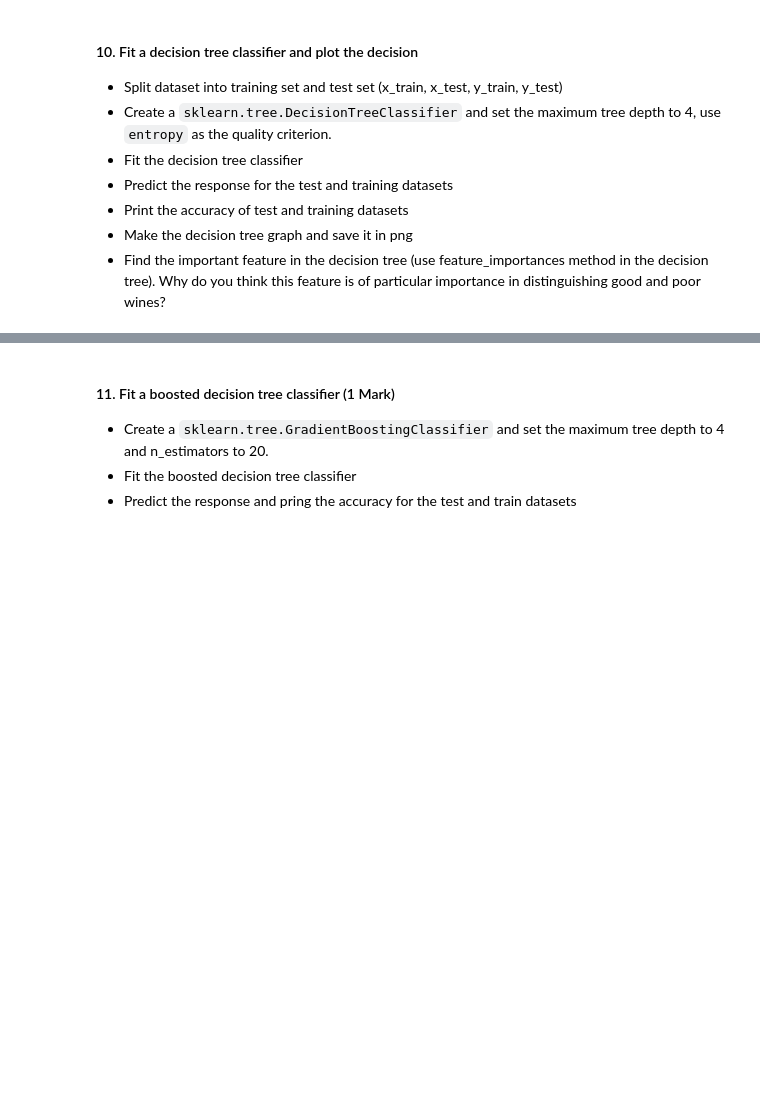
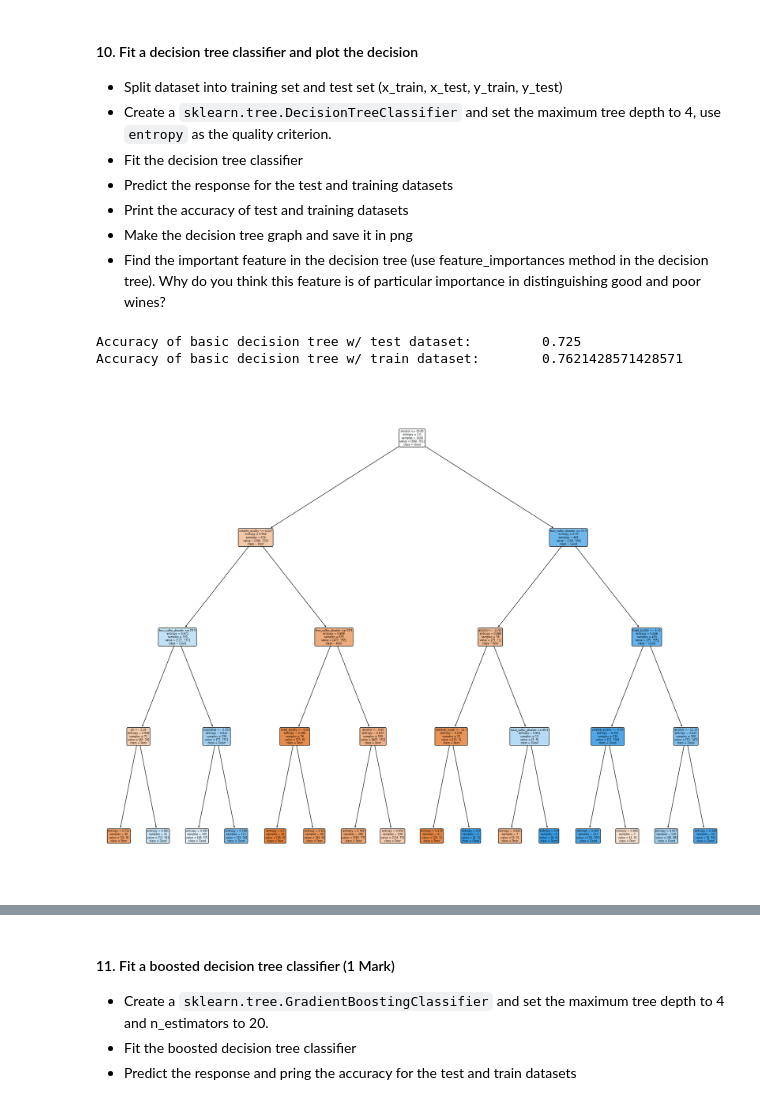
Before and after one commit to wly-wang/DAML23-24, a Jupyter notebook: Wk2/workshop_ml_problems.ipynb, the cells around one changed output, grey strips where cells are left out. Saved outputs shown, nothing was run; the diff lists cells and outputs as text; code cells hidden in the pictures; blank space fills up the shorter version.

```diff
--- a/Wk2/workshop_ml_problems.ipynb
+++ b/Wk2/workshop_ml_problems.ipynb
@@ -378,3 +397,38 @@ from sklearn.ensemble import GradientBoostingClassifier, RandomForestClassifier,
 from sklearn.model_selection import train_test_split # Import train_test_split function
 from sklearn import metrics # Import scikit-learn metrics module for accuracy calculation
 from sklearn import preprocessing # Import preprocessing for String-Int conversion
+# %%
+# Split data into training and test dataset
+xtrain, xtest, ytrain, ytest = train_test_split(x, y, test_size=0.3, random_state=1) # 70% training and 30% test
+
+# Create Decision Tree classifer object with max_depth of 4
+dt = DecisionTreeClassifier(criterion = 'entropy', splitter="best", max_depth = 4)
+
+#Fit the decision tree classifier
+dt.fit(xtrain,ytrain)
+
+# Create predicted data using the test dataset
+y_predicted_test = dt.predict(xtest)
+y_predicted_train = dt.predict(xtrain)
+
+# Print accuracy of the model
+print(f"Accuracy of basic decision tree w/ test dataset:\t {metrics.accuracy_score(y_true=ytest, y_pred=y_predicted_test)}")
+print(f"Accuracy of basic decision tree w/ train dataset:\t {metrics.accuracy_score(y_true=ytrain, y_pred=y_predicted_train)}")
+# %% [output]
+Accuracy of basic decision tree w/ test dataset:         0.725
+Accuracy of basic decision tree w/ train dataset:        0.7621428571428571
+# %%
+# Save the decition tree as a png
+
+fig = plt.figure(figsize=(25,20))
+_ = tree.plot_tree(
+        dt,
+        filled=True,
+        feature_names=features,
+        rounded=True,
+        class_names=wtype,
+    )
+
+fig.savefig("decision_tree.png")
+# %% [output]
+[figure, added]
```
Also changed, not shown: parts of 8 cells of this notebook, 1 other file.
